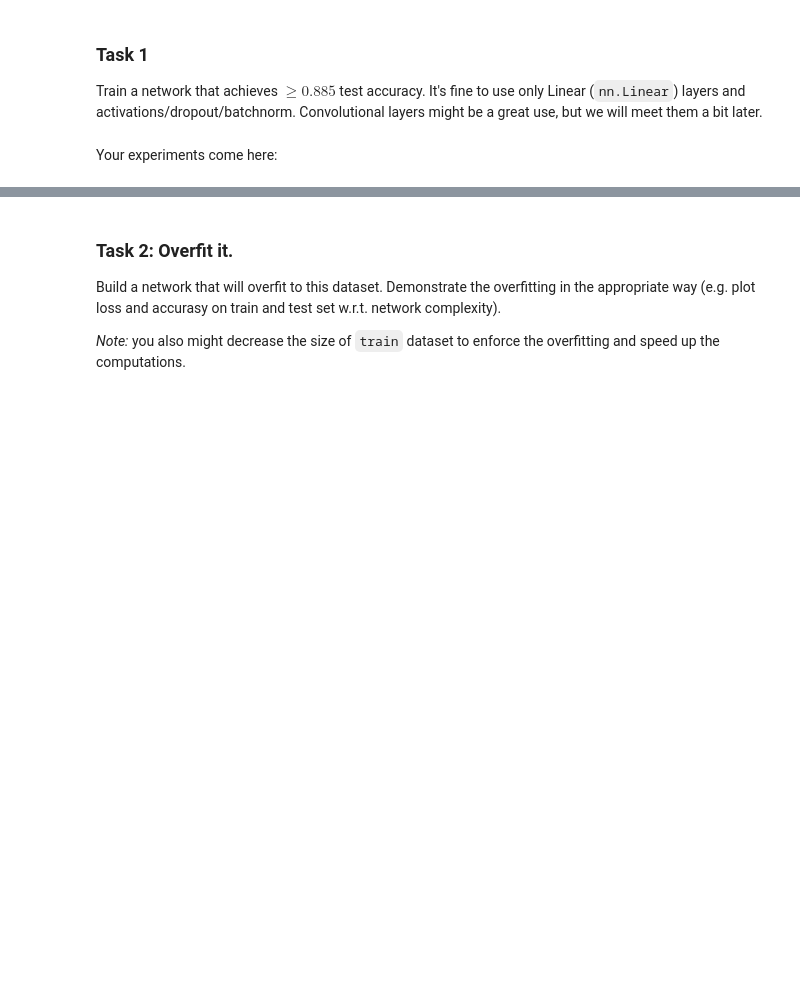
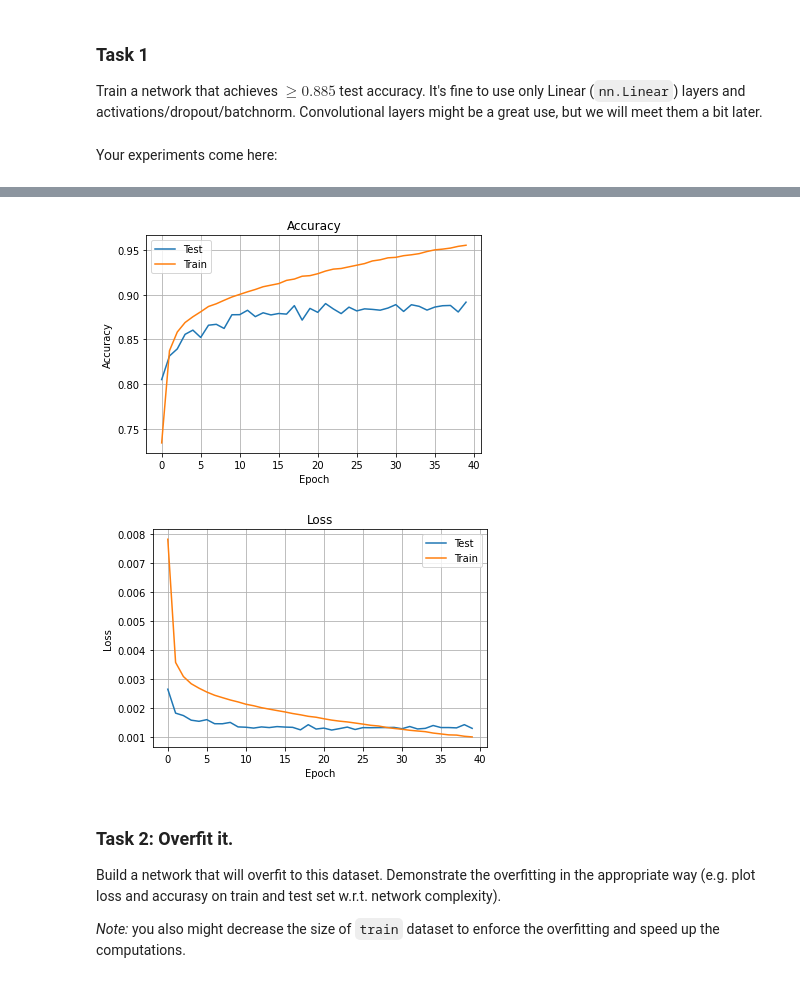
Before and after one commit to oslanaslan/MADE_ML, a Jupyter notebook: ml/Lab2_Deep_Learning/Lab2_DL_part2_overfitting.ipynb, the cells around one changed output, grey strips where cells are left out. Cells and saved outputs as stored; diff of their text form; code cells hidden in the pictures; blank space fills up the shorter version.

```diff
--- a/ml/Lab2_Deep_Learning/Lab2_DL_part2_overfitting.ipynb
+++ b/ml/Lab2_Deep_Learning/Lab2_DL_part2_overfitting.ipynb
@@ -27,8 +27,8 @@ import numpy as np
 import os
 
 
-device = 'cuda:0' if torch.cuda.is_available() else 'cpu'
-# device = 'cpu'
+# device = 'cuda:0' if torch.cuda.is_available() else 'cpu'
+device = 'cpu'
 # %%
 # Technical function
 def mkdir(path):
@@ -179,0 +173,25 @@ RuntimeError: CUDA error: no kernel image is available for execution on the devi
+# %%
+model = TinyNeuralNetwork().to(device)
+opt = torch.optim.SGD(model.parameters(), lr=5e-3, weight_decay=1e-5)
+loss_func = nn.CrossEntropyLoss()
+# %%
+%%time
+
+train_loss_lst = []
+test_loss_lst = []
+train_accuracy_lst = []
+test_accuracy_lst = []
+
+epochs = 40
+for t in range(epochs):
+    train_accuracy, train_loss = train(train_loader, model, loss_func, opt)
+    train_accuracy_lst.append(train_accuracy)
+    train_loss_lst.append(train_loss)
+
+    test_accuracy, test_loss = test(test_loader, model, loss_func)
+    test_accuracy_lst.append(test_accuracy)
+    test_loss_lst.append(test_loss)
+
+    print(f"Epoch: {t+1}\tTest Accuracy: {(100*test_accuracy):>0.1f}%, Test Avg loss: {test_loss:>8f}\t\
+        Train Accuracy: {(100*train_accuracy):>0.1f}%, Train Avg loss: {train_loss:>8f}", end='\n')
+print("Done")
@@ -180,3 +216,21 @@ RuntimeError: CUDA error: no kernel image is available for execution on the devi
+# %%
+plot_data(
+    data=[test_accuracy_lst, train_accuracy_lst],
+    title="Accuracy",
+    legend=["Test", "Train"],
+    xlabel="Epoch",
+    ylabel="Accuracy"
+)
+plot_data(
+    data=[test_loss_lst, train_loss_lst],
+    title="Loss",
+    legend=["Test", "Train"],
+    xlabel="Epoch",
+    ylabel="Loss"
+)
+# %% [output]
+[figure, added]
+[figure, added]
 # %% [markdown]
 ### Task 2: Overfit it.
 Build a network that will overfit to this dataset. Demonstrate the overfitting in the appropriate way (e.g. plot loss and accurasy on train and test set w.r.t. network complexity).
```
Also changed, not shown: parts of 22 cells of this notebook, 2 other files.
